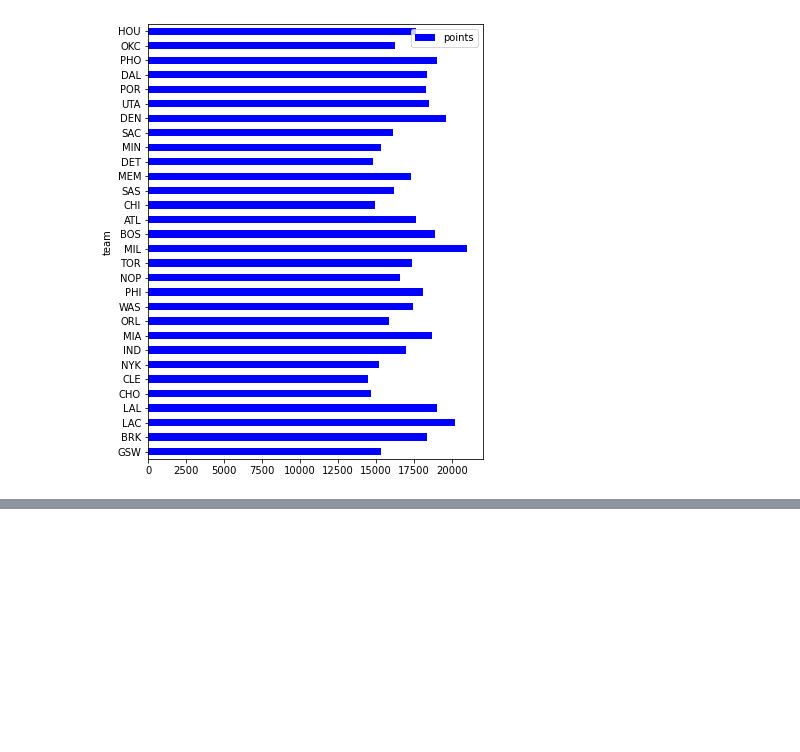
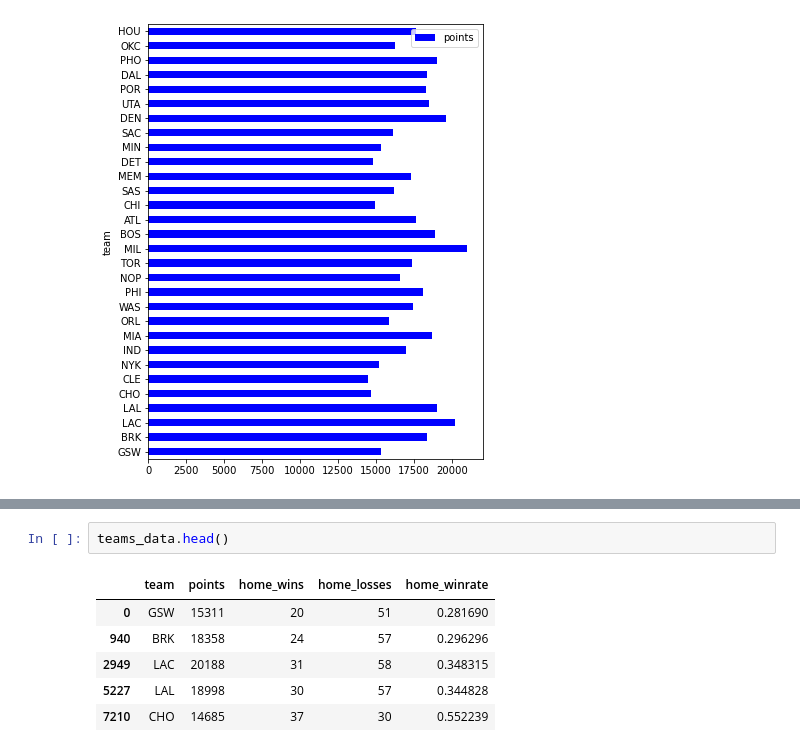
Before and after one commit to Edvard132/TimoVillemEdvard, a Jupyter notebook: dataAnalysis_edvard.ipynb, the cells around one changed output, grey strips where cells are left out. Drawn from its saved outputs; the diff is of its cells as text; blank space fills up the shorter version.

```diff
--- a/dataAnalysis_edvard.ipynb
+++ b/dataAnalysis_edvard.ipynb
@@ -215,0 +245,9 @@ teams_data.plot(x='team', y='points', kind='barh', color='b', figsize=(6,8))
+# %%
+teams_data.head()
+# %% [output]
+|  | team | points | home_wins | home_losses | home_winrate |
+| 0 | GSW | 15311 | 20 | 51 | 0.281690 |
+| 940 | BRK | 18358 | 24 | 57 | 0.296296 |
+| 2949 | LAC | 20188 | 31 | 58 | 0.348315 |
+| 5227 | LAL | 18998 | 30 | 57 | 0.344828 |
+| 7210 | CHO | 14685 | 37 | 30 | 0.552239 |
```
Also changed, not shown: parts of 5 cells of this notebook, 2 other files.
